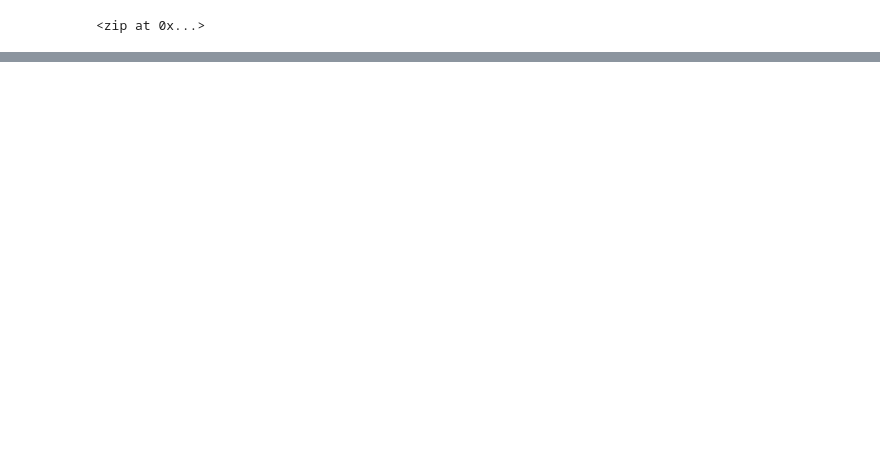
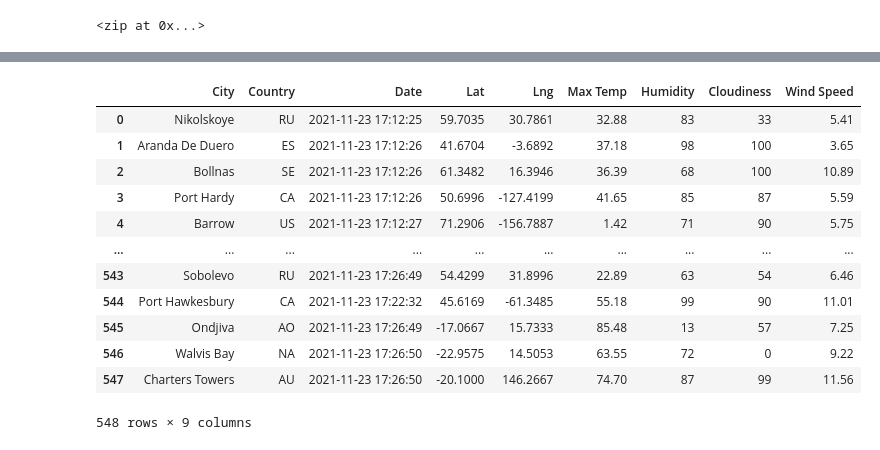
Before and after one commit to namu12345/World_Weather_Analysis, a Jupyter notebook: WeatherPy.ipynb, the cells around one changed output, grey strips where cells are left out. Drawn from its saved outputs; the diff is of its cells as text; code cells hidden in the pictures; blank space fills up the shorter version.

```diff
--- a/WeatherPy.ipynb
+++ b/WeatherPy.ipynb
@@ -32,0 +38,12 @@ len(cities)
+# %%
+url = "http://api.openweathermap.org/data/2.5/weather?units=Imperial&APPID=" + weather_api_key
+# %%
+# Create an empty list to hold the weather data.
+city_data = []
+# Print the beginning of the logging.
+print("Beginning Data Retrieval     ")
+print("-----------------------------")
+
+# Create counters.
+record_count = 1
+set_count = 1
@@ -32,0 +126,4 @@ len(cities)
+# %%
+# Convert the array of dictionaries to a Pandas DataFrame.
+city_data_df = pd.DataFrame(city_data)
+city_data_df.head(10)
@@ -32,0 +142,18 @@ len(cities)
+# %%
+new_column_order = ["City", "Country", "Date", "Lat", "Lng" ,"Max Temp", "Humidity", "Cloudiness", "Wind Speed"]
+city_data_df = city_data_df[new_column_order]
+city_data_df
+# %% [output]
+|  | City | Country | Date | Lat | Lng | Max Temp | Humidity | Cloudiness | Wind Speed |
+| 0 | Nikolskoye | RU | 2021-11-23 17:12:25 | 59.7035 | 30.7861 | 32.88 | 83 | 33 | 5.41 |
+| 1 | Aranda De Duero | ES | 2021-11-23 17:12:26 | 41.6704 | -3.6892 | 37.18 | 98 | 100 | 3.65 |
+| 2 | Bollnas | SE | 2021-11-23 17:12:26 | 61.3482 | 16.3946 | 36.39 | 68 | 100 | 10.89 |
+| 3 | Port Hardy | CA | 2021-11-23 17:12:26 | 50.6996 | -127.4199 | 41.65 | 85 | 87 | 5.59 |
+| 4 | Barrow | US | 2021-11-23 17:12:27 | 71.2906 | -156.7887 | 1.42 | 71 | 90 | 5.75 |
+| ... | ... | ... | ... | ... | ... | ... | ... | ... | ... |
+| 543 | Sobolevo | RU | 2021-11-23 17:26:49 | 54.4299 | 31.8996 | 22.89 | 63 | 54 | 6.46 |
+| 544 | Port Hawkesbury | CA | 2021-11-23 17:22:32 | 45.6169 | -61.3485 | 55.18 | 99 | 90 | 11.01 |
+| 545 | Ondjiva | AO | 2021-11-23 17:26:49 | -17.0667 | 15.7333 | 85.48 | 13 | 57 | 7.25 |
+| 546 | Walvis Bay | NA | 2021-11-23 17:26:50 | -22.9575 | 14.5053 | 63.55 | 72 | 0 | 9.22 |
+| 547 | Charters Towers | AU | 2021-11-23 17:26:50 | -20.1000 | 146.2667 | 74.70 | 87 | 99 | 11.56 |
+548 rows × 9 columns
```
Also changed, not shown: parts of 7 cells of this notebook, 4 other files.
